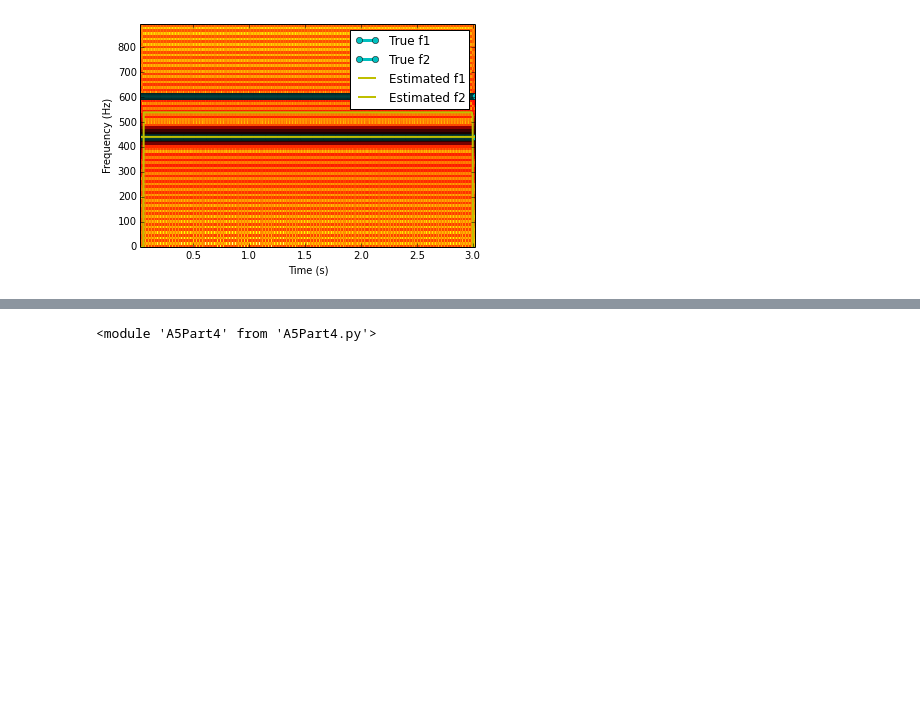
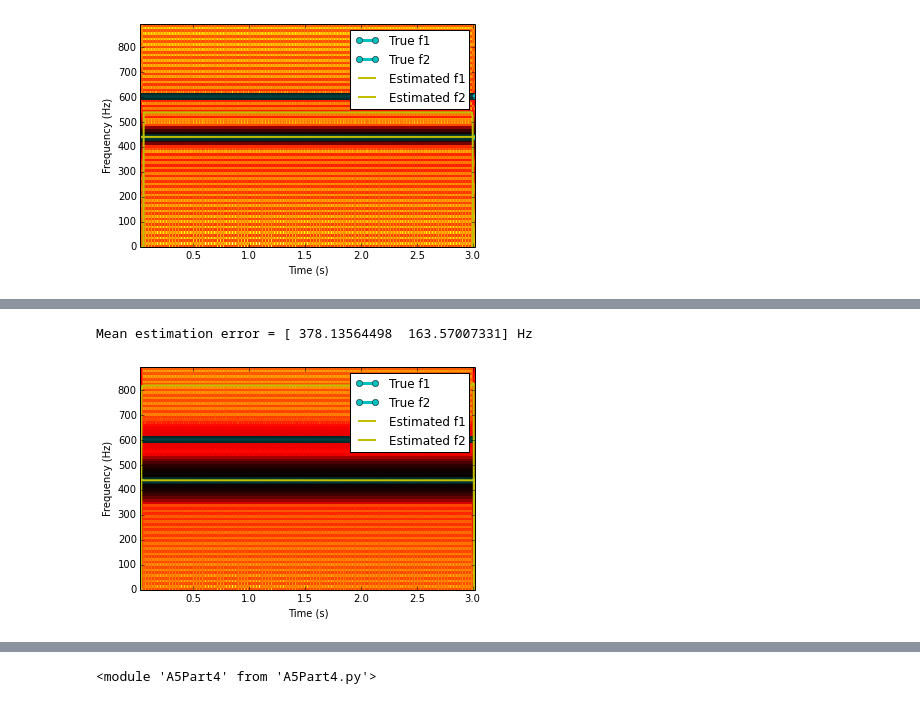
Before and after one commit to wcyuan/asp-class, a Jupyter notebook: notebook/asp-class A5.ipynb, the cells around one changed output, grey strips where cells are left out. Cells and saved outputs as stored; diff of their text form; code cells hidden in the pictures; blank space fills up the shorter version.

```diff
--- a/notebook/asp-class A5.ipynb
+++ b/notebook/asp-class A5.ipynb
@@ -151,0 +165,5 @@ Mean estimation error = [  2.66227857e-02   6.42624801e+01] Hz
+# %%
+(w, t, ts, fEst, fTrue) = A5Part3.mainlobeTracker(window='flattop', t=-150)
+# %% [output]
+Mean estimation error = [ 378.13564498  163.57007331] Hz
+[figure, added]
```
Also changed, not shown: parts of 5 cells of this notebook, 1 other file.
